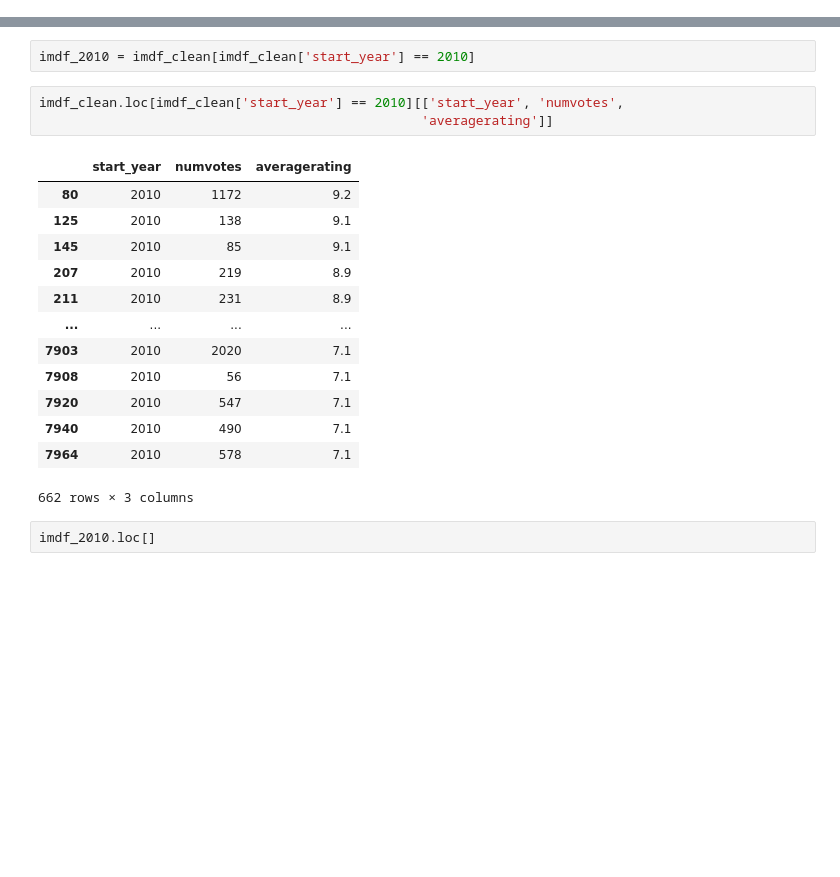
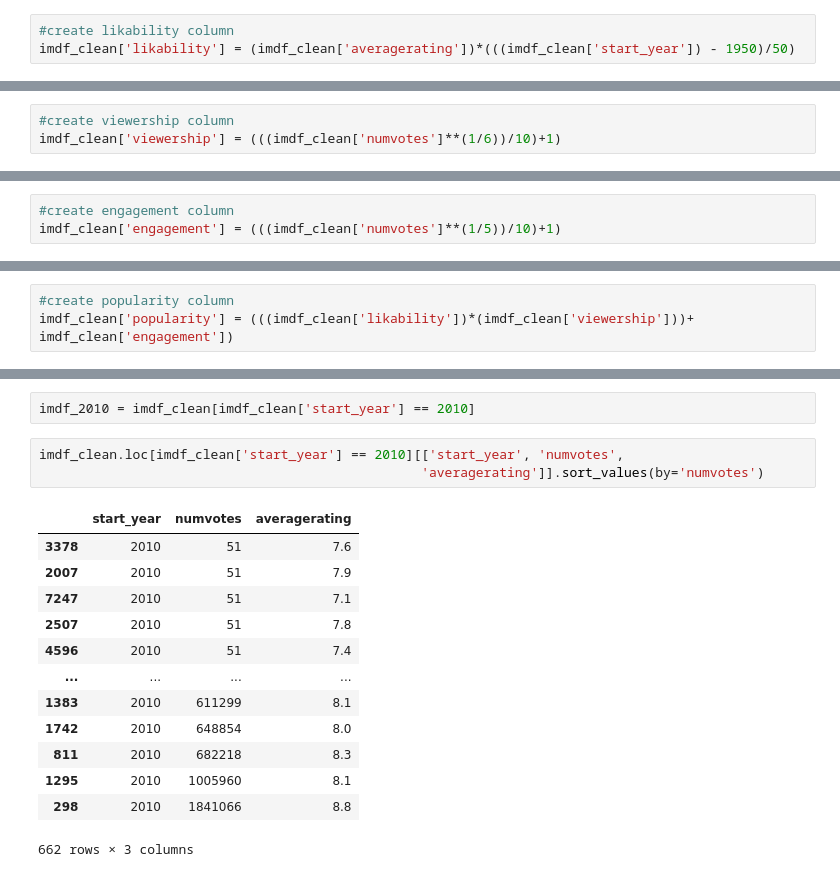
Before and after one commit to BryanKeating/MovieDataProject, a Jupyter notebook: dirty_imdb_actual.ipynb, the cells around one changed output, grey strips where cells are left out. Cells and saved outputs as stored; diff of their text form; blank space fills up the shorter version.

```diff
--- a/dirty_imdb_actual.ipynb
+++ b/dirty_imdb_actual.ipynb
@@ -569,3 +579,6 @@ imdf_clean
 | 7967 | #Walang Forever | Comedy,Romance | 7.1 | 160 | Dan Villegas | 2015 | 119.0 |
 | 7968 | #TemanTapiMenikah | Biography,Drama | 7.1 | 338 | Rako Prijanto | 2018 | 102.0 |
 7677 rows × 7 columns
+# %%
+#create likability column
+imdf_clean['likability'] = (imdf_clean['averagerating'])*(((imdf_clean['start_year']) - 1950)/50)
@@ -571,0 +601,3 @@ imdf_clean
+# %%
+#create viewership column
+imdf_clean['viewership'] = (((imdf_clean['numvotes']**(1/6))/10)+1)
@@ -571,0 +620,3 @@ imdf_clean
+# %%
+#create engagement column
+imdf_clean['engagement'] = (((imdf_clean['numvotes']**(1/5))/10)+1)
@@ -571,0 +639,3 @@ imdf_clean
+# %%
+#create popularity column
+imdf_clean['popularity'] = (((imdf_clean['likability'])*(imdf_clean['viewership']))+ imdf_clean['engagement'])
@@ -727,20 +1236,18 @@ Name: start_year, dtype: int64
 imdf_2010 = imdf_clean[imdf_clean['start_year'] == 2010]
 # %%
 imdf_clean.loc[imdf_clean['start_year'] == 2010][['start_year', 'numvotes',
-                                                 'averagerating']]
+                                                 'averagerating']].sort_values(by='numvotes')
 # %% [output]
 |  | start_year | numvotes | averagerating |
-| 80 | 2010 | 1172 | 9.2 |
-| 125 | 2010 | 138 | 9.1 |
-| 145 | 2010 | 85 | 9.1 |
-| 207 | 2010 | 219 | 8.9 |
-| 211 | 2010 | 231 | 8.9 |
+| 3378 | 2010 | 51 | 7.6 |
+| 2007 | 2010 | 51 | 7.9 |
+| 7247 | 2010 | 51 | 7.1 |
+| 2507 | 2010 | 51 | 7.8 |
+| 4596 | 2010 | 51 | 7.4 |
 | ... | ... | ... | ... |
-| 7903 | 2010 | 2020 | 7.1 |
-| 7908 | 2010 | 56 | 7.1 |
-| 7920 | 2010 | 547 | 7.1 |
-| 7940 | 2010 | 490 | 7.1 |
-| 7964 | 2010 | 578 | 7.1 |
+| 1383 | 2010 | 611299 | 8.1 |
+| 1742 | 2010 | 648854 | 8.0 |
+| 811 | 2010 | 682218 | 8.3 |
+| 1295 | 2010 | 1005960 | 8.1 |
+| 298 | 2010 | 1841066 | 8.8 |
 662 rows × 3 columns
-# %%
-imdf_2010.loc[]
```
Also changed, not shown: parts of 59 cells of this notebook, 1 other file.
